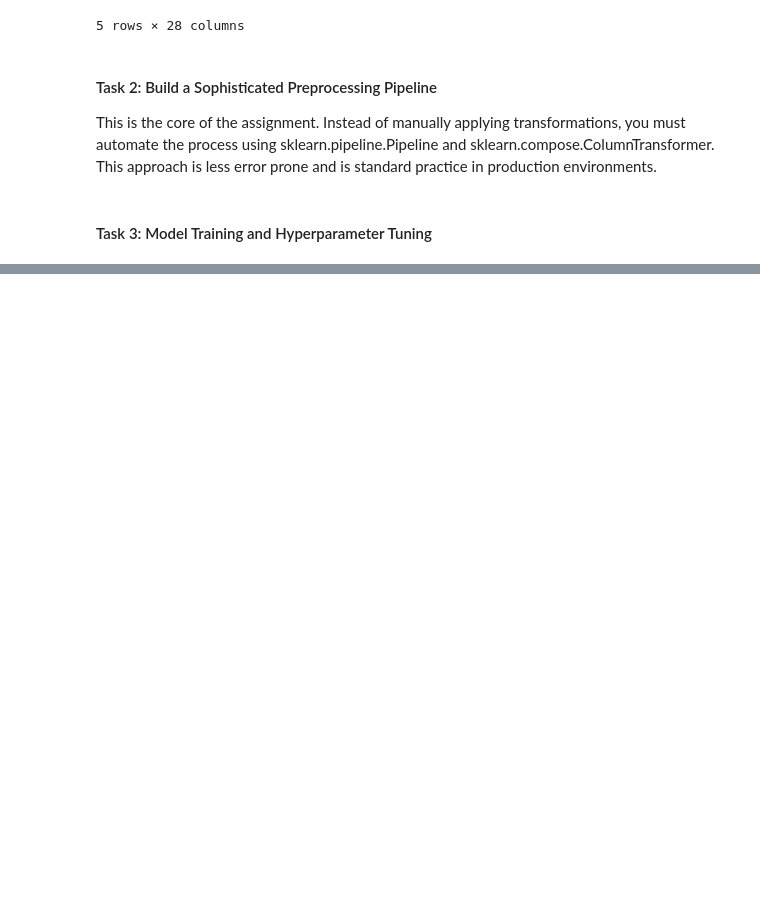
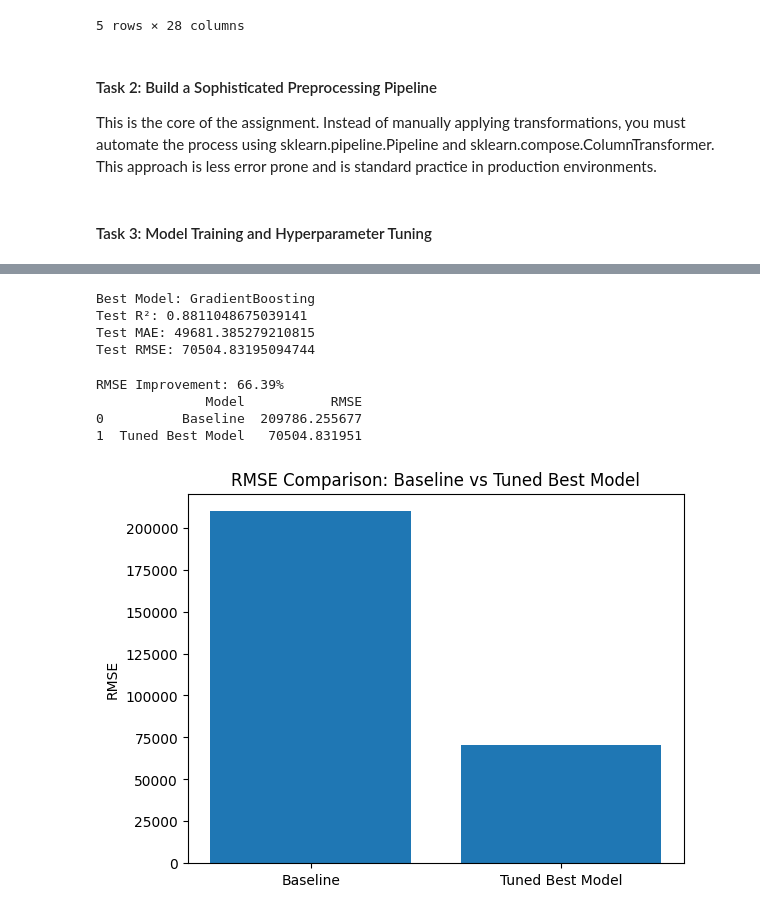
Before and after one commit to DS605-2025-FOML/data-preprocessing-and-regression-with-scikit-learn-DhruvParmar051, a Jupyter notebook: assignment/assignment.ipynb, the cells around one changed output, grey strips where cells are left out. Saved outputs shown, nothing was run; the diff lists cells and outputs as text; code cells hidden in the pictures; blank space fills up the shorter version.

```diff
--- a/assignment/assignment.ipynb
+++ b/assignment/assignment.ipynb
@@ -305,7 +305,7 @@ rf_pipeline = Pipeline(steps=[
     ("regressor", rf_regressor)
 ])
 
-gb_pipeline = Pipeline(steps=[
+gd_pipeline = Pipeline(steps=[
     ("preprocessor", preprocessor),
     ("regressor", gd_regressor)
 ])
@@ -386,0 +386,4 @@ AttributeError: 'GridSearchCV' object has no attribute 'best_params_'
+# %%
+y_pred_rf = grid_search_rf.best_estimator_.predict(X_test)
+y_pred_gd = grid_search_gd.best_estimator_.predict(X_test)
+y_pred_xgb = grid_search_xgb.best_estimator_.predict(X_test)
@@ -386,0 +430,50 @@ AttributeError: 'GridSearchCV' object has no attribute 'best_params_'
+# %%
+
+import numpy as np
+
+y_pred = best_model.predict(X_test)
+
+# Metrics
+r2 = r2_score(y_test, y_pred)
+mae = mean_absolute_error(y_test, y_pred)
+rmse = np.sqrt(mean_squared_error(y_test, y_pred))
+
+print("Best Model:", best_model_name)
+print("Test R²:", r2)
+print("Test MAE:", mae)
+print("Test RMSE:", rmse)
+# %% [output]
+Best Model: GradientBoosting
+Test R²: 0.8811048675039141
+Test MAE: 49681.385279210815
+Test RMSE: 70504.83195094744
+# %%
+from sklearn.metrics import r2_score, mean_absolute_error, mean_squared_error
+
+# Suppose baseline RMSE (from original notebook) was stored in variable
+baseline_rmse = 209786.255677   # <-- replace with your old RMSE
+new_rmse = rmse
+
+# Percentage improvement
+improvement = ((baseline_rmse - new_rmse) / baseline_rmse) * 100
+
+print(f"RMSE Improvement: {improvement:.2f}%")
+
+# Table
+comparison_df = pd.DataFrame({
+    "Model": ["Baseline", "Tuned Best Model"],
+    "RMSE": [baseline_rmse, new_rmse]
+})
+
+print(comparison_df)
+
+plt.bar(comparison_df["Model"], comparison_df["RMSE"])
+plt.ylabel("RMSE")
+plt.title("RMSE Comparison: Baseline vs Tuned Best Model")
+plt.show()
+# %% [output]
+RMSE Improvement: 66.39%
+              Model           RMSE
+0          Baseline  209786.255677
+1  Tuned Best Model   70504.831951
+[figure, added]
```
Also changed, not shown: parts of 7 cells of this notebook, 1 other file.
